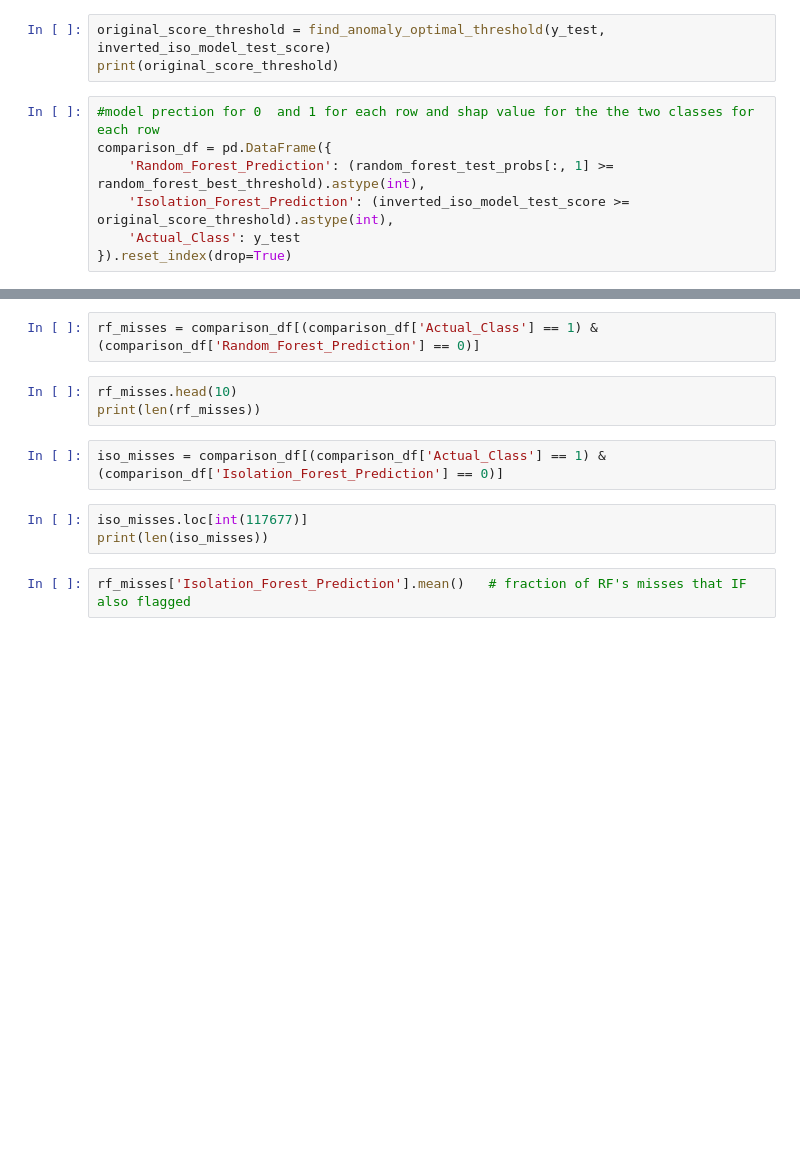
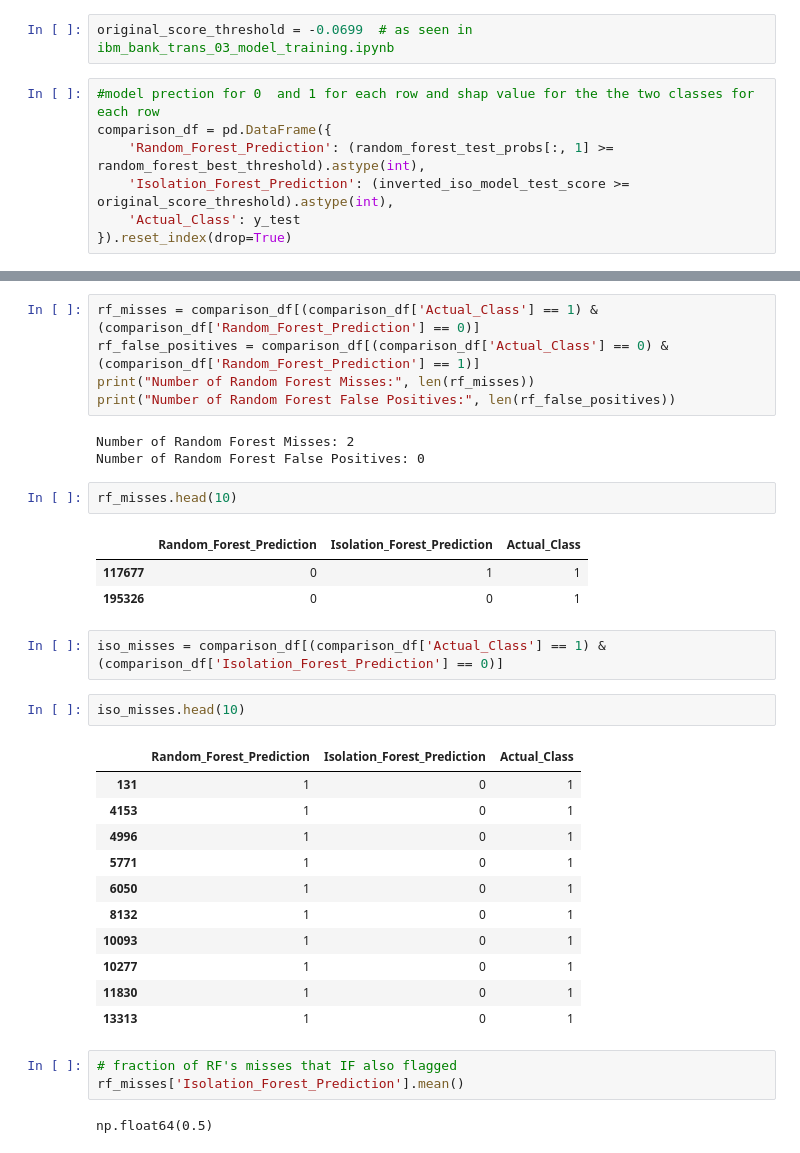
Before and after one commit to Daazee/fraud-detection-models, a Jupyter notebook: notebooks/ibm_bank_trans_05_complementarity_analysis.ipynb, the cells around one changed output, grey strips where cells are left out. Drawn from its saved outputs; the diff is of its cells as text; blank space fills up the shorter version.

```diff
--- a/notebooks/ibm_bank_trans_05_complementarity_analysis.ipynb
+++ b/notebooks/ibm_bank_trans_05_complementarity_analysis.ipynb
@@ -60,6 +83,5 @@ random_forest_best_threshold = 0.4000 # as seen in the shap.ipynb
 # %%
-original_score_threshold = find_anomaly_optimal_threshold(y_test, inverted_iso_model_test_score)
-print(original_score_threshold)
+original_score_threshold = -0.0699  # as seen in ibm_bank_trans_03_model_training.ipynb
 # %%
 #model prection for 0  and 1 for each row and shap value for the the two classes for each row
 comparison_df = pd.DataFrame({
@@ -72,12 +101,35 @@ comparison_df.head(50)
 # %%
 rf_misses = comparison_df[(comparison_df['Actual_Class'] == 1) & (comparison_df['Random_Forest_Prediction'] == 0)]
+rf_false_positives = comparison_df[(comparison_df['Actual_Class'] == 0) & (comparison_df['Random_Forest_Prediction'] == 1)]
+print("Number of Random Forest Misses:", len(rf_misses))
+print("Number of Random Forest False Positives:", len(rf_false_positives))
+# %% [output]
+Number of Random Forest Misses: 2
+Number of Random Forest False Positives: 0
 # %%
 rf_misses.head(10)
-print(len(rf_misses))
+# %% [output]
+|  | Random_Forest_Prediction | Isolation_Forest_Prediction | Actual_Class |
+| 117677 | 0 | 1 | 1 |
+| 195326 | 0 | 0 | 1 |
 # %%
 iso_misses = comparison_df[(comparison_df['Actual_Class'] == 1) & (comparison_df['Isolation_Forest_Prediction'] == 0)]
 # %%
-iso_misses.loc[int(117677)]
-print(len(iso_misses))
+iso_misses.head(10)
+# %% [output]
+|  | Random_Forest_Prediction | Isolation_Forest_Prediction | Actual_Class |
+| 131 | 1 | 0 | 1 |
+| 4153 | 1 | 0 | 1 |
+| 4996 | 1 | 0 | 1 |
+| 5771 | 1 | 0 | 1 |
+| 6050 | 1 | 0 | 1 |
+| 8132 | 1 | 0 | 1 |
+| 10093 | 1 | 0 | 1 |
+| 10277 | 1 | 0 | 1 |
+| 11830 | 1 | 0 | 1 |
+| 13313 | 1 | 0 | 1 |
 # %%
-rf_misses['Isolation_Forest_Prediction'].mean()   # fraction of RF's misses that IF also flagged
+# fraction of RF's misses that IF also flagged
+rf_misses['Isolation_Forest_Prediction'].mean()
+# %% [output]
+np.float64(0.5)
```
Also changed, not shown: parts of 11 cells of this notebook.
